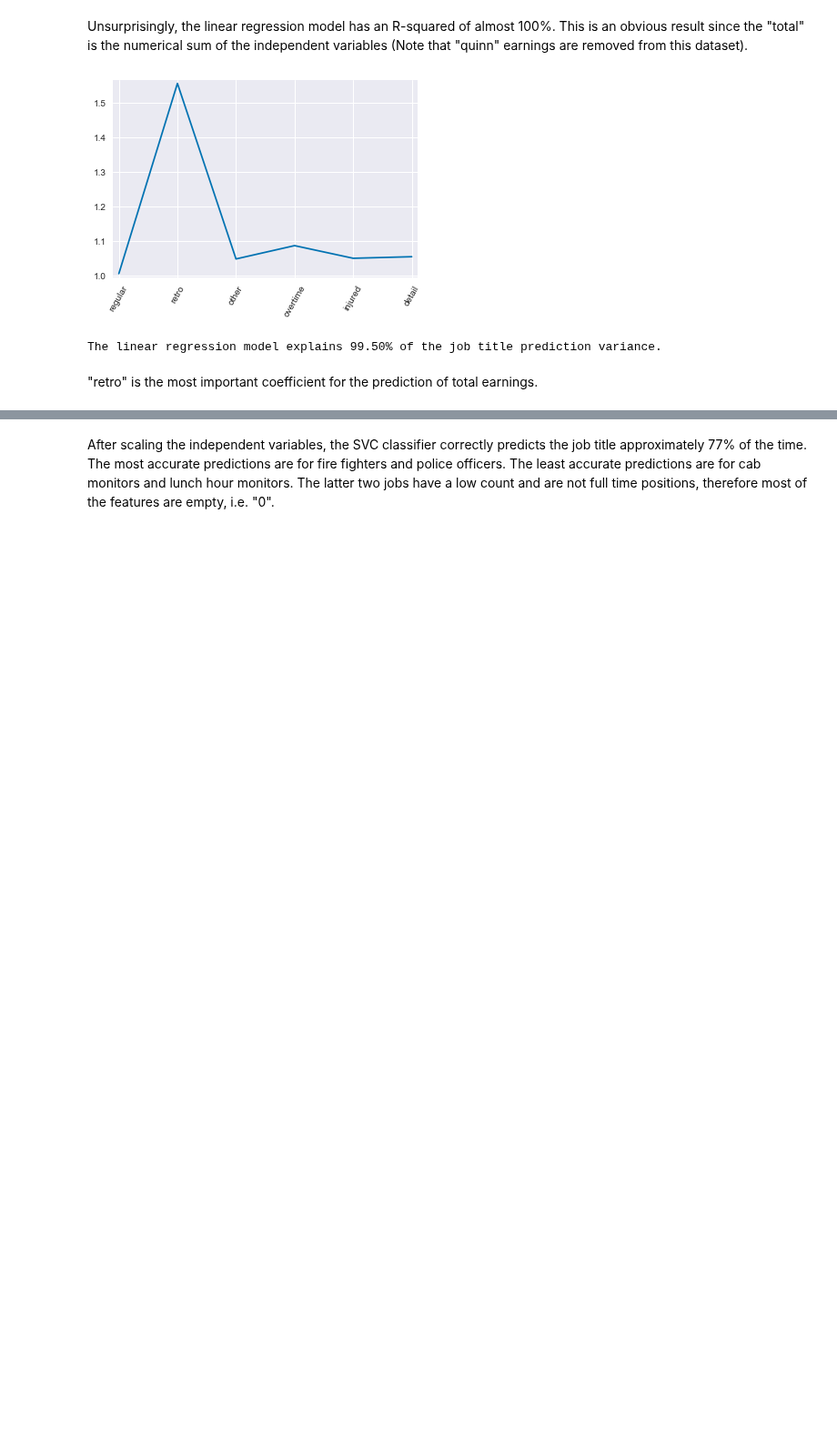
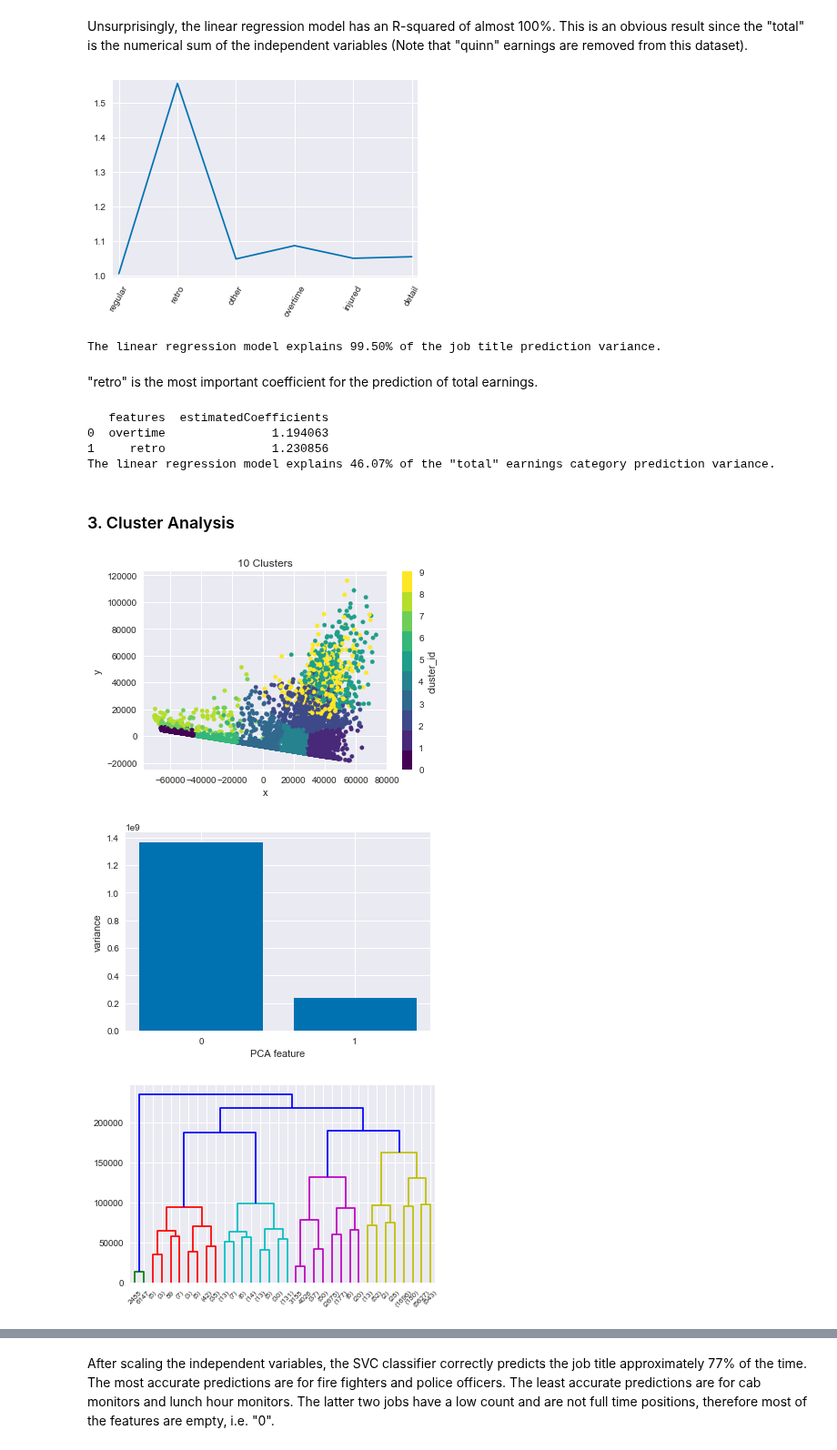
Before and after one commit to Turanga1/Springboard_DataScience, a Jupyter notebook: Capstone 1 - Boston Earnings Report/boston_earnings_analysis.ipynb, the cells around one changed output, grey strips where cells are left out. Shown at 91% size. Cells and saved outputs as stored; diff of their text form; code cells hidden in the pictures; blank space fills up the shorter version.

```diff
--- a/Capstone 1 - Boston Earnings Report/boston_earnings_analysis.ipynb
+++ b/Capstone 1 - Boston Earnings Report/boston_earnings_analysis.ipynb
@@ -116,10 +193,12 @@ This is a trivial exercise since "total" is the sum of all other numerical colum
 # %%
 # data for linear regression:
 
+top10_t = earnings[(earnings['title_clean'].isin(titles_top10)) & (earnings['year'] == 2017)]
+
 # remove non-numeric columns as well as "total" and "quinn"
-X_lm = top10.drop(['name', 'department', 'title', 'quinn', 'total', 'zip', 'year', 'title_clean', 'dept_clean'], axis=1)
+X_lm = top10_t.drop(['name', 'department', 'title', 'quinn', 'total', 'zip', 'year', 'title_clean', 'dept_clean'], axis=1)
 
-y_lm = top10['total']
+y_lm = top10_t['total']
 
 # split into training and test datasets
 X_lm_train, X_lm_test, y_lm_train, y_lm_test = train_test_split(X_lm, y_lm, test_size=0.2, random_state=26)
@@ -177,3 +256,59 @@ print('The linear regression model explains {:.2f}% of the job title prediction
 The linear regression model explains 99.50% of the job title prediction variance.
 # %% [markdown]
 "retro" is the most important coefficient for the prediction of total earnings.
+# %%
+# only "overtime" and "retro"
+X_or = top10_t[['overtime', 'retro']][(top10_t['overtime'] != 0) & (top10_t['retro'] != 0)]
+
+y_or = top10_t['total'][(top10_t['overtime'] != 0) & (top10_t['retro'] != 0)]
+
+# split into training and test datasets
+X_or_train, X_or_test, y_or_train, y_or_test = train_test_split(X_or, y_or, test_size=0.2, random_state=26)
+
+# Fit the regressor to the data
+lm.fit(X_or_train, y_or_train)
+
+print(pd.DataFrame(data={'features': X_or.columns , 'estimatedCoefficients': list(lm.coef_)})\
+      [['features', 'estimatedCoefficients']])
+
+r_sq = lm.score(X_or_test, y_or_test)
+print('The linear regression model explains {:.2f}% of the "total" earnings category prediction variance.'.format(r_sq*100))
+# %% [output]
+   features  estimatedCoefficients
+0  overtime               1.194063
+1     retro               1.230856
+The linear regression model explains 46.07% of the "total" earnings category prediction variance.
+# %% [markdown]
+### 3. Cluster Analysis
+# %%
+# KMeans
+kmeans = KMeans(n_clusters=10)
+labels = kmeans.fit_predict(X_lm)
+# %%
+# reduce to two dimensions
+pca = PCA(n_components=2)
+
+components = pca.fit_transform(X_lm)
+
+y_lm = top10_t['title_clean']
+
+# add to data frame and plot
+df_pca = pd.DataFrame({'title': y_lm, 'cluster_id': labels, 'x': components[:,0], 'y': components[:,1]})\
+            .plot.scatter('x', 'y', c='cluster_id', cmap=plt.cm.get_cmap('viridis', 10), sharex=False, title='10 Clusters')
+
+plt.show()
+
+features = range(pca.n_components_)
+plt.bar(features, pca.explained_variance_)
+plt.xticks(features)
+plt.ylabel('variance')
+plt.xlabel('PCA feature')
+plt.show()
+
+mergings = linkage(X_lm, method='complete')
+dendrogram(mergings, p=5, truncate_mode='level')
+plt.show()
+# %% [output]
+[figure, added]
+[figure, added]
+[figure, added]
```
Also changed, not shown: parts of 53 cells of this notebook.
